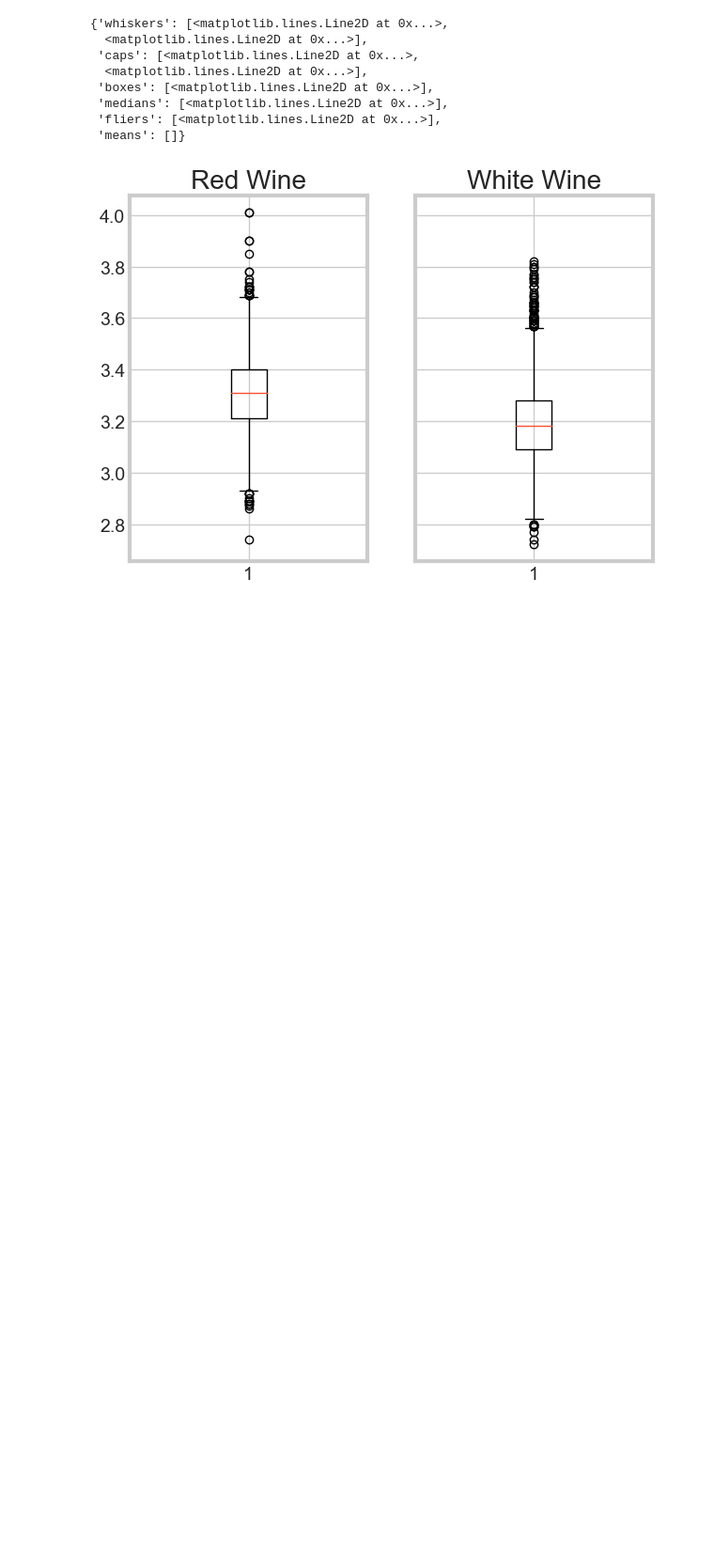
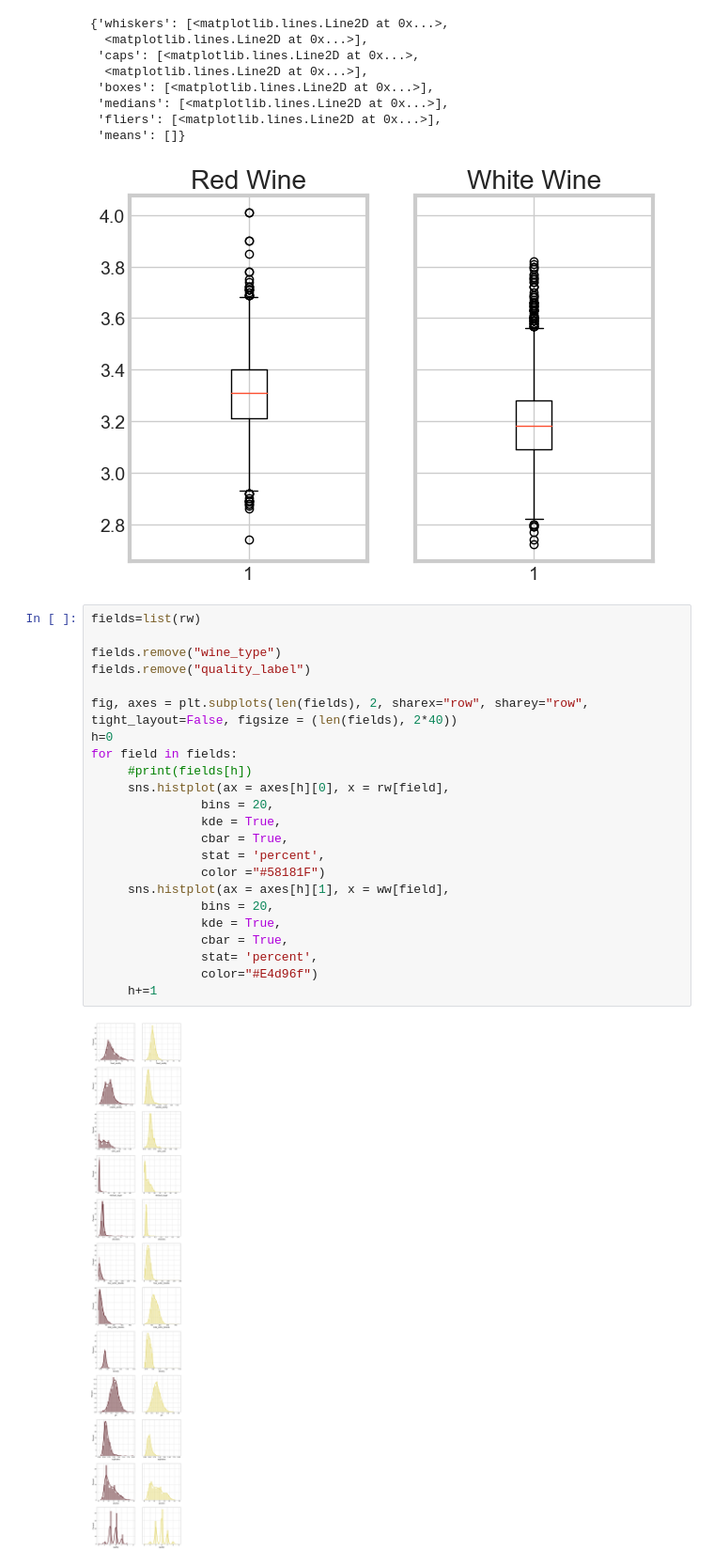
Before and after one commit to RHout19/Project-1, a Jupyter notebook: Model 1/Project 2/Sprint_1.ipynb, the cells around one changed output. Shown at 94% size. Drawn from its saved outputs; the diff is of its cells as text; blank space fills up the shorter version.

```diff
--- a/Model 1/Project 2/Sprint_1.ipynb
+++ b/Model 1/Project 2/Sprint_1.ipynb
@@ -298,3 +381,28 @@ axs[1].boxplot(ww['ph'], vert=True)
  'fliers': [<matplotlib.lines.Line2D at 0x...>],
  'means': []}
 [figure]
+# %%
+fields=list(rw)
+
+fields.remove("wine_type")
+fields.remove("quality_label")
+
+fig, axes = plt.subplots(len(fields), 2, sharex="row", sharey="row", tight_layout=False, figsize = (len(fields), 2*40))
+h=0
+for field in fields:
+     #print(fields[h])
+     sns.histplot(ax = axes[h][0], x = rw[field],
+               bins = 20,
+               kde = True,
+               cbar = True,
+               stat = 'percent',
+               color ="#58181F")
+     sns.histplot(ax = axes[h][1], x = ww[field],
+               bins = 20,
+               kde = True,
+               cbar = True,
+               stat= 'percent',
+               color="#E4d96f")
+     h+=1
+# %% [output]
+[figure, added]
```
Also changed, not shown: parts of 13 cells of this notebook.
